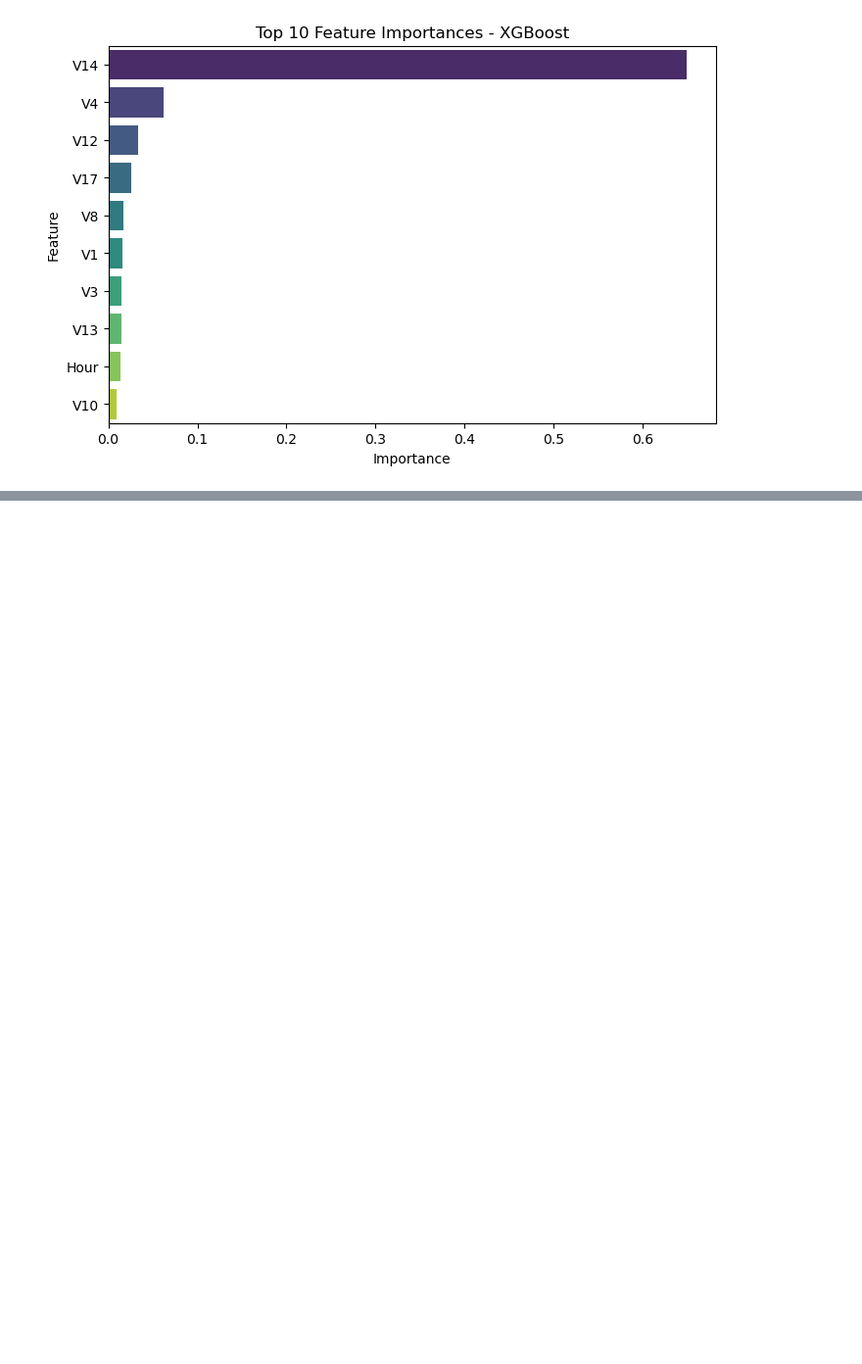
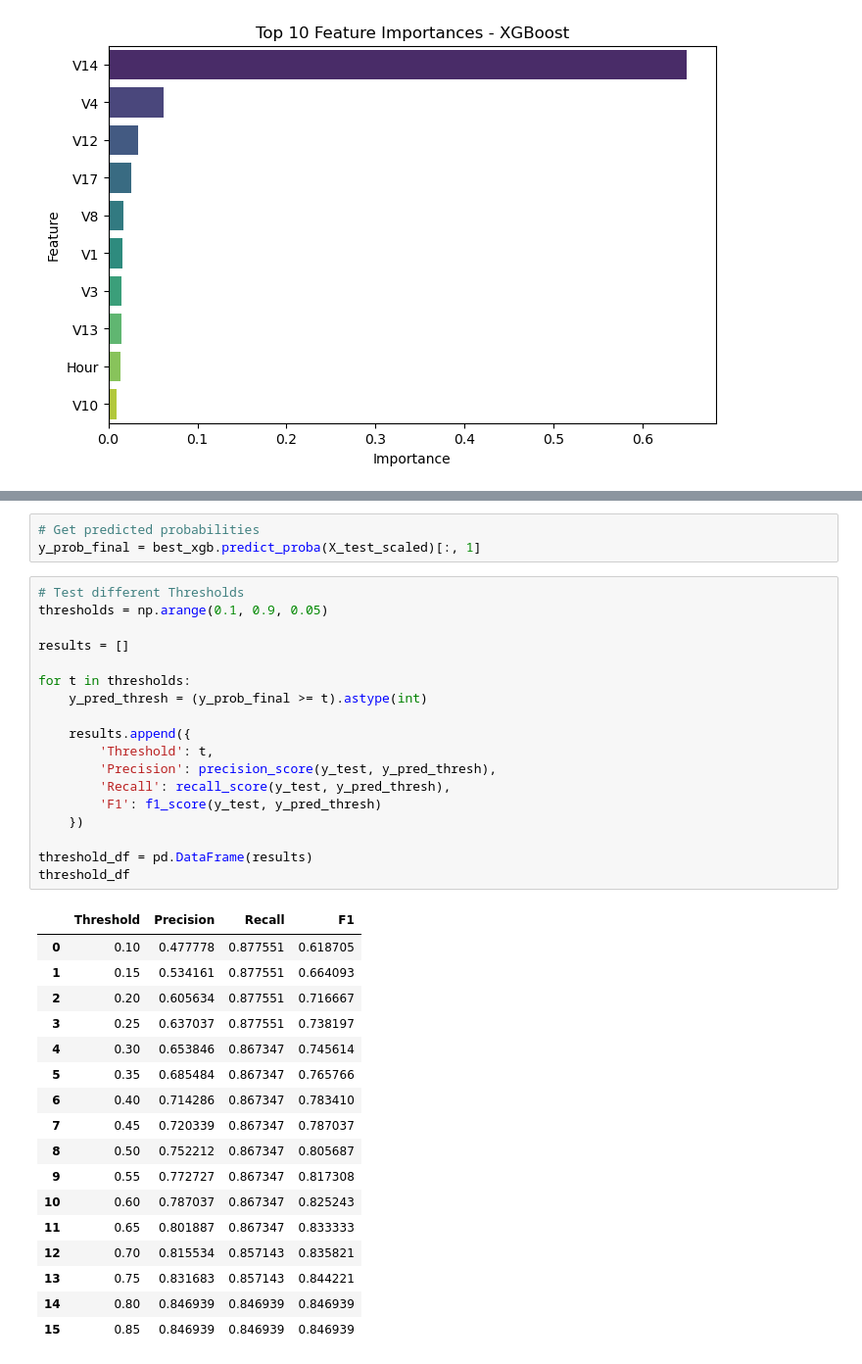
Before and after one commit to Alice-Mathenge/Credit-Card-Fraud-Detection-Analysis, a Jupyter notebook: Notebooks/Index.ipynb, the cells around one changed output, grey strips where cells are left out. Shown: that part at 98% size. Drawn from its saved outputs; the diff is of its cells as text; blank space fills up the shorter version.

Commit message:
Add Threshold Tuning

```diff
--- a/Notebooks/Index.ipynb
+++ b/Notebooks/Index.ipynb
@@ -919,0 +975,39 @@ plt.show()
+# %%
+# Get predicted probabilities
+y_prob_final = best_xgb.predict_proba(X_test_scaled)[:, 1]
+# %%
+# Test different Thresholds
+thresholds = np.arange(0.1, 0.9, 0.05)
+
+results = []
+
+for t in thresholds:
+    y_pred_thresh = (y_prob_final >= t).astype(int)
+
+    results.append({
+        'Threshold': t,
+        'Precision': precision_score(y_test, y_pred_thresh),
+        'Recall': recall_score(y_test, y_pred_thresh),
+        'F1': f1_score(y_test, y_pred_thresh)
+    })
+
+threshold_df = pd.DataFrame(results)
+threshold_df
+# %% [output]
+|  | Threshold | Precision | Recall | F1 |
+| 0 | 0.10 | 0.477778 | 0.877551 | 0.618705 |
+| 1 | 0.15 | 0.534161 | 0.877551 | 0.664093 |
+| 2 | 0.20 | 0.605634 | 0.877551 | 0.716667 |
+| 3 | 0.25 | 0.637037 | 0.877551 | 0.738197 |
+| 4 | 0.30 | 0.653846 | 0.867347 | 0.745614 |
+| 5 | 0.35 | 0.685484 | 0.867347 | 0.765766 |
+| 6 | 0.40 | 0.714286 | 0.867347 | 0.783410 |
+| 7 | 0.45 | 0.720339 | 0.867347 | 0.787037 |
+| 8 | 0.50 | 0.752212 | 0.867347 | 0.805687 |
+| 9 | 0.55 | 0.772727 | 0.867347 | 0.817308 |
+| 10 | 0.60 | 0.787037 | 0.867347 | 0.825243 |
+| 11 | 0.65 | 0.801887 | 0.867347 | 0.833333 |
+| 12 | 0.70 | 0.815534 | 0.857143 | 0.835821 |
+| 13 | 0.75 | 0.831683 | 0.857143 | 0.844221 |
+| 14 | 0.80 | 0.846939 | 0.846939 | 0.846939 |
+| 15 | 0.85 | 0.846939 | 0.846939 | 0.846939 |
```
Also changed, not shown: parts of 14 cells of this notebook.
